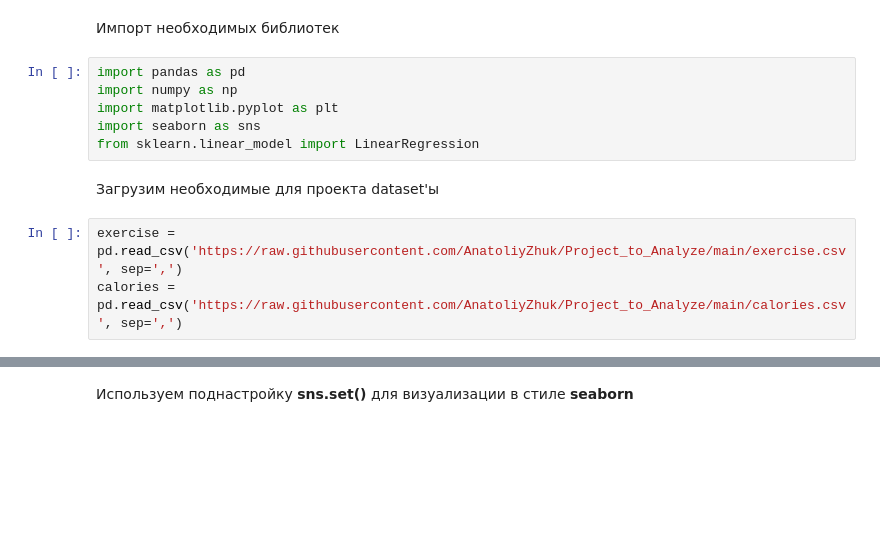
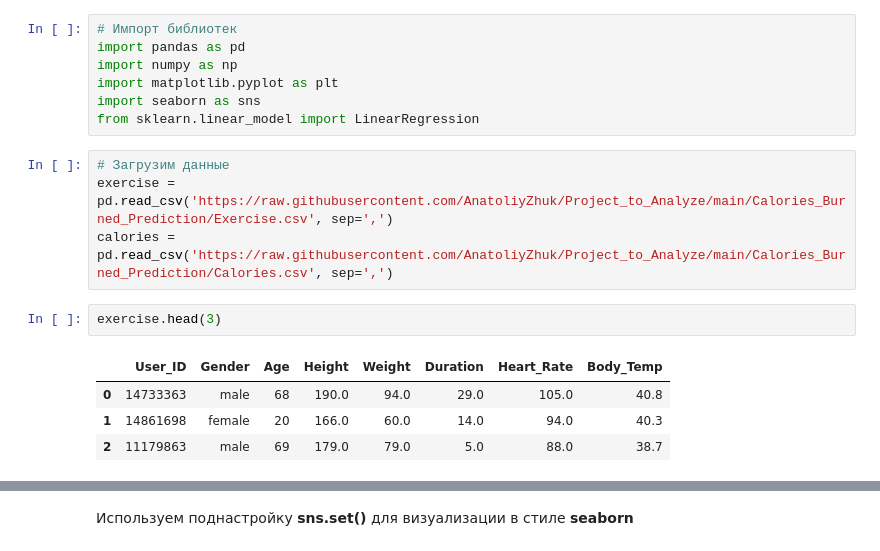
Before and after one commit to AnatoliyZhuk/Project_to_Analyze, a Jupyter notebook: Calories_Burned_Prediction/Calories_Burned_Prediction.ipynb, the cells around one changed output, grey strips where cells are left out. Cells and saved outputs as stored; diff of their text form; blank space fills up the shorter version.

```diff
--- a/Calories_Burned_Prediction/Calories_Burned_Prediction.ipynb
+++ b/Calories_Burned_Prediction/Calories_Burned_Prediction.ipynb
@@ -1,15 +1,20 @@
 # %% [markdown]
 <a href="https://colab.research.google.com/github/AnatoliyZhuk/Project_to_Analyze/blob/main/Calories_Burned_Prediction/Calories_Burned_Prediction.ipynb" target="_parent"><img src="https://colab.research.google.com/assets/colab-badge.svg" alt="Open In Colab"/></a>
-# %% [markdown]
-Импорт необходимых библиотек
 # %%
+# Импорт библиотек
 import pandas as pd
 import numpy as np
 import matplotlib.pyplot as plt
 import seaborn as sns
 from sklearn.linear_model import LinearRegression
-# %% [markdown]
-Загрузим необходимые для проекта dataset'ы <br/>
 # %%
-exercise = pd.read_csv('https://raw.githubusercontent.com/AnatoliyZhuk/Project_to_Analyze/main/exercise.csv', sep=',')
-calories = pd.read_csv('https://raw.githubusercontent.com/AnatoliyZhuk/Project_to_Analyze/main/calories.csv', sep=',')
+# Загрузим данные
+exercise = pd.read_csv('https://raw.githubusercontent.com/AnatoliyZhuk/Project_to_Analyze/main/Calories_Burned_Prediction/Exercise.csv', sep=',')
+calories = pd.read_csv('https://raw.githubusercontent.com/AnatoliyZhuk/Project_to_Analyze/main/Calories_Burned_Prediction/Calories.csv', sep=',')
+# %%
+exercise.head(3)
+# %% [output]
+|  | User_ID | Gender | Age | Height | Weight | Duration | Heart_Rate | Body_Temp |
+| 0 | 14733363 | male | 68 | 190.0 | 94.0 | 29.0 | 105.0 | 40.8 |
+| 1 | 14861698 | female | 20 | 166.0 | 60.0 | 14.0 | 94.0 | 40.3 |
+| 2 | 11179863 | male | 69 | 179.0 | 79.0 | 5.0 | 88.0 | 38.7 |
```
Also changed, not shown: parts of 9 cells of this notebook.
